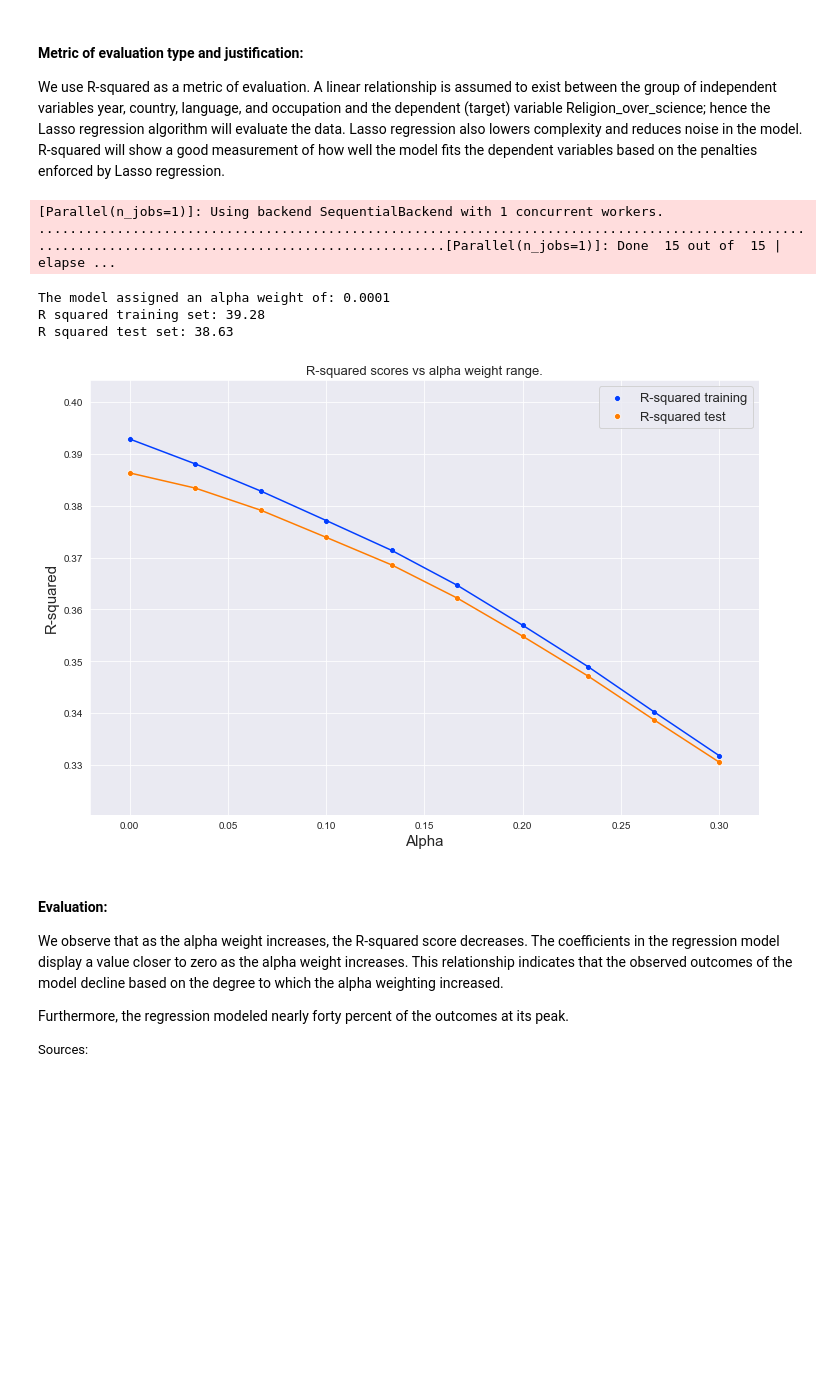
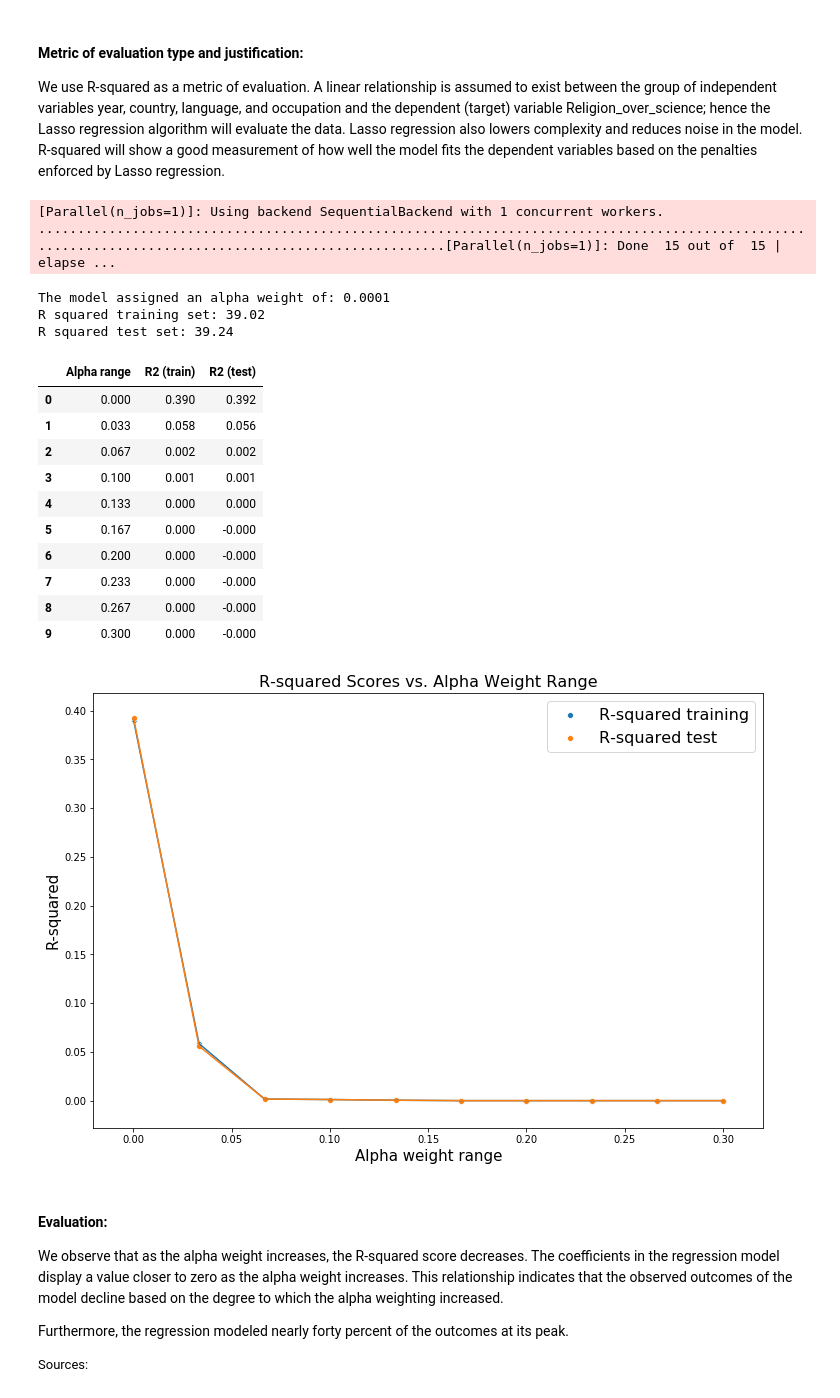
Before and after one commit to victorchenberkeley/ucb_w207_project_wvs, a Jupyter notebook: notebooks/frank_staszak_final_proj_baseline.ipynb, the cells around one changed output. Saved outputs shown, nothing was run; the diff lists cells and outputs as text; code cells hidden in the pictures; blank space fills up the shorter version.

Commit message:
Update notebook to adapt to latest data.csv, add feature importantance, test_size to 0.2, add a df report, update plot styles for consistency.

```diff
--- a/notebooks/frank_staszak_final_proj_baseline.ipynb
+++ b/notebooks/frank_staszak_final_proj_baseline.ipynb
@@ -60,18 +60,18 @@ df_occupation1 = pd.get_dummies(df_occupation0[['occupation']], prefix='occupati
 # Add the encoded occupation column then drop the original occupation column.
 df2 = pd.concat([df1,df_occupation1],axis=1).drop(['occupation'], axis=1, inplace=False)
 
-# One-hot encode year (S020).
-df_year0 = df[['S020']]
-df_year1 = pd.get_dummies(df_year0[['S020']], prefix='S020')
+# One-hot encode year.
+df_year0 = df[['year']]
+df_year1 = pd.get_dummies(df_year0[['year']], prefix='year')
 
 # Add the encoded year (S020) column then drop the original year (S020) column.
-df3 = pd.concat([df2,df_year1],axis=1).drop(['S020'], axis=1, inplace=False)
+df3 = pd.concat([df2,df_year1],axis=1).drop(['year'], axis=1, inplace=False)
 
 # Extract only the one-hot encoded columns for X.
 reg_ex_country = df2.columns.str.contains('country.*')
 reg_ex_language = df2.columns.str.contains('language.*')
 reg_ex_occupation = df2.columns.str.contains('occupation.*')
-reg_ex_year = df2.columns.str.contains('S020.*')
+reg_ex_year = df2.columns.str.contains('year.*')
 
 # Select encoded country.
 df4 = df2.iloc[:,reg_ex_country]
@@ -95,7 +95,7 @@ X = df8
 y = df['Religion_over_science']
 
 # Define train/test data.
-X_train, X_test, y_train, y_test = train_test_split(X, y, test_size=0.4, random_state=1)
+X_train, X_test, y_train, y_test = train_test_split(X, y, test_size=0.2, random_state=123)
 
 # Tuning
 
@@ -111,46 +111,65 @@ print(f'The model assigned an alpha weight of: {lasso_cv_model.alpha_}')
 
 # Use the best alpha value from LassoCV.
 lasso_best = Lasso(alpha = lasso_cv_model.alpha_)
-lasso_best.fit(X_train, y_train)
+lasso_pred = lasso_best.fit(X_train, y_train)
 
 # Sanity Check: R-squared scores on training/testing sets.
 print('R squared training set:', round(lasso_best.score(X_train, y_train) * 100, 2))
 print('R squared test set:', round(lasso_best.score(X_test, y_test) * 100, 2))
 
 r2_train_scores = []
 r2_test_scores = []
 for i in range(10):
-    lasso = Lasso(alpha = alphas[i])
+    lasso = Lasso(alpha = alpha[i])
     lasso.fit(X_train, y_train)
     y_train_pred = lasso.predict(X_train)
     y_test_pred = lasso.predict(X_test)
     r2_train_scores.append(r2_score(y_train, y_train_pred))
     r2_test_scores.append(r2_score(y_test, y_test_pred))
 # ****************************************************************************************
 
 
+report = pd.DataFrame({
+    'Alpha range': alpha,
+    'R2 (train)': r2_train_scores,
+    'R2 (test)': r2_test_scores
+})
+
+display(report)
+
 # *** Visualize results, R-squared vs Alpha weights. *************************************
 
 # Plot the R-squared scores with the given range of alpha weights.
-fontsize = 13
+fontsize = 16
 alpha = np.linspace(0.0001, 0.3, 10)
 plt.figure(figsize=(12,8))
-plt.title('R-squared scores vs alpha weight range.', fontdict={'fontsize': fontsize})
+plt.title('R-squared Scores vs. Alpha Weight Range', fontdict={'fontsize': fontsize})
 sns.scatterplot(alpha, r2_train_scores, label='R-squared training')
 plt.plot(alpha, r2_train_scores)
 sns.scatterplot(alpha, r2_test_scores, label='R-squared test')
 plt.plot(alpha, r2_test_scores)
-plt.xlabel('Alpha', size=15)
+plt.xlabel('Alpha weight range', size=15)
 plt.ylabel('R-squared', size=15)
 plt.legend(prop={'size': fontsize})
-sns.set_style("darkgrid")
+# sns.set_style("whitegrid")
 plt.show()
 # ****************************************************************************************
 # %% [output]
 [Parallel(n_jobs=1)]: Using backend SequentialBackend with 1 concurrent workers.
 ......................................................................................................................................................[Parallel(n_jobs=1)]: Done  15 out of  15 | elapse ...
 The model assigned an alpha weight of: 0.0001
-R squared training set: 39.28
-R squared test set: 38.63
+R squared training set: 39.02
+R squared test set: 39.24
+|  | Alpha range | R2 (train) | R2 (test) |
+| 0 | 0.000 | 0.390 | 0.392 |
+| 1 | 0.033 | 0.058 | 0.056 |
+| 2 | 0.067 | 0.002 | 0.002 |
+| 3 | 0.100 | 0.001 | 0.001 |
+| 4 | 0.133 | 0.000 | 0.000 |
+| 5 | 0.167 | 0.000 | -0.000 |
+| 6 | 0.200 | 0.000 | -0.000 |
+| 7 | 0.233 | 0.000 | -0.000 |
+| 8 | 0.267 | 0.000 | -0.000 |
+| 9 | 0.300 | 0.000 | -0.000 |
-[figure, old version]
+[figure, new version]
 # %% [markdown]
```
Also changed, not shown: parts of 3 cells of this notebook.
